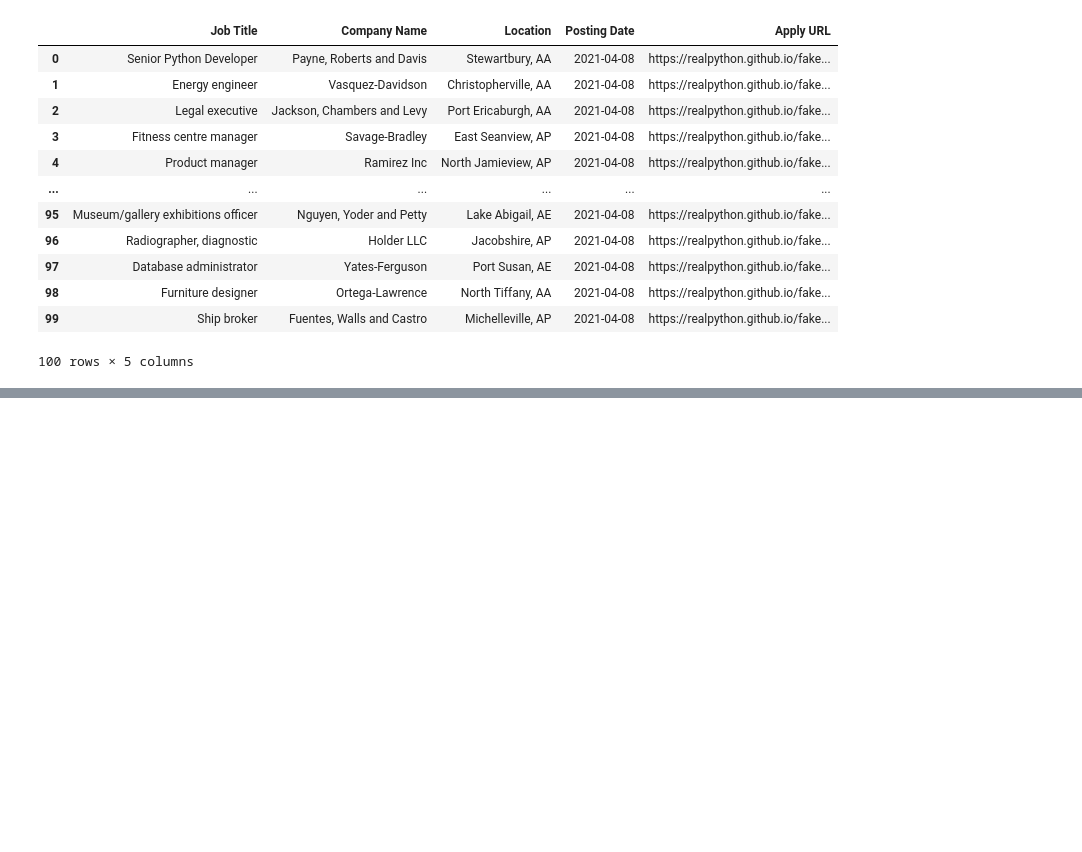
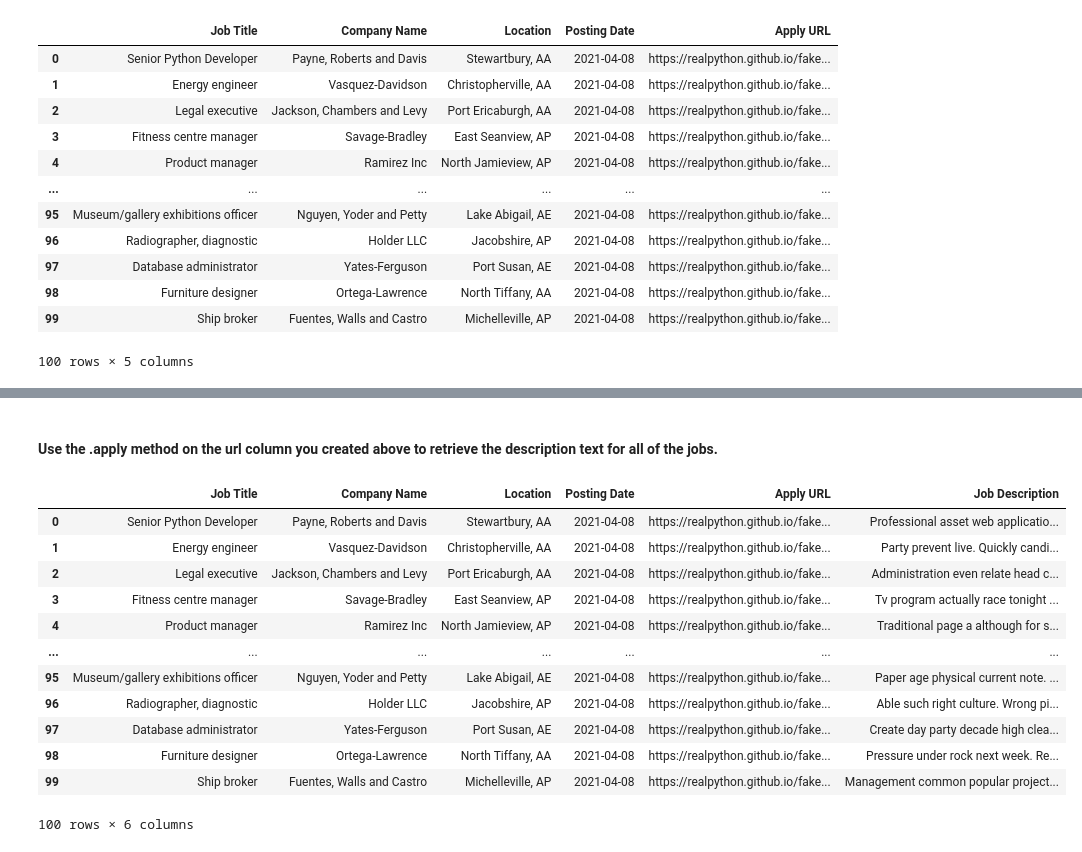
Before and after one commit to NSS-Data-Analytics-Cohort-8/webscraping-thenicknash, a Jupyter notebook: notebooks/fake_python.ipynb, the cells around one changed output, grey strips where cells are left out. Drawn from its saved outputs; the diff is of its cells as text; code cells hidden in the pictures; blank space fills up the shorter version.

Commit message:
completed question 3 on the first readme

```diff
--- a/notebooks/fake_python.ipynb
+++ b/notebooks/fake_python.ipynb
@@ -115,0 +119,10 @@ fake_python_jobs_df
+# %%
+FIRST_JOB_DESCRIPTION_URL = 'https://realpython.github.io/fake-jobs/jobs/senior-python-developer-0.html'
+
+response = requests.get(FIRST_JOB_DESCRIPTION_URL)
+
+fake_python_first_job_soup = bs(response.text)
+
+job_description_content = fake_python_first_job_soup.find('div', attrs={'class' : 'content'}).findChild('p').text.strip()
+
+print(job_description_content)
@@ -115,0 +133,26 @@ fake_python_jobs_df
+# %%
+def extract_job_description(url):
+    response = requests.get(url)
+    soup = bs(response.text)
+    job_description_content = soup.find('div', attrs={'class' : 'content'}).findChild('p').text.strip()
+    return job_description_content
+# %% [markdown]
+<h4>Use the .apply method on the url column you created above to retrieve the description text for all of the jobs.</h4>
+# %%
+fake_python_jobs_df['Job Description'] = fake_python_jobs_df['Apply URL'].apply(extract_job_description)
+
+fake_python_jobs_df
+# %% [output]
+|  | Job Title | Company Name | Location | Posting Date | Apply URL | Job Description |
+| 0 | Senior Python Developer | Payne, Roberts and Davis | Stewartbury, AA | 2021-04-08 | https://realpython.github.io/fake... | Professional asset web applicatio... |
+| 1 | Energy engineer | Vasquez-Davidson | Christopherville, AA | 2021-04-08 | https://realpython.github.io/fake... | Party prevent live. Quickly candi... |
+| 2 | Legal executive | Jackson, Chambers and Levy | Port Ericaburgh, AA | 2021-04-08 | https://realpython.github.io/fake... | Administration even relate head c... |
+| 3 | Fitness centre manager | Savage-Bradley | East Seanview, AP | 2021-04-08 | https://realpython.github.io/fake... | Tv program actually race tonight ... |
+| 4 | Product manager | Ramirez Inc | North Jamieview, AP | 2021-04-08 | https://realpython.github.io/fake... | Traditional page a although for s... |
+| ... | ... | ... | ... | ... | ... | ... |
+| 95 | Museum/gallery exhibitions officer | Nguyen, Yoder and Petty | Lake Abigail, AE | 2021-04-08 | https://realpython.github.io/fake... | Paper age physical current note. ... |
+| 96 | Radiographer, diagnostic | Holder LLC | Jacobshire, AP | 2021-04-08 | https://realpython.github.io/fake... | Able such right culture. Wrong pi... |
+| 97 | Database administrator | Yates-Ferguson | Port Susan, AE | 2021-04-08 | https://realpython.github.io/fake... | Create day party decade high clea... |
+| 98 | Furniture designer | Ortega-Lawrence | North Tiffany, AA | 2021-04-08 | https://realpython.github.io/fake... | Pressure under rock next week. Re... |
+| 99 | Ship broker | Fuentes, Walls and Castro | Michelleville, AP | 2021-04-08 | https://realpython.github.io/fake... | Management common popular project... |
+100 rows × 6 columns
```
Also changed, not shown: parts of 6 cells of this notebook.
